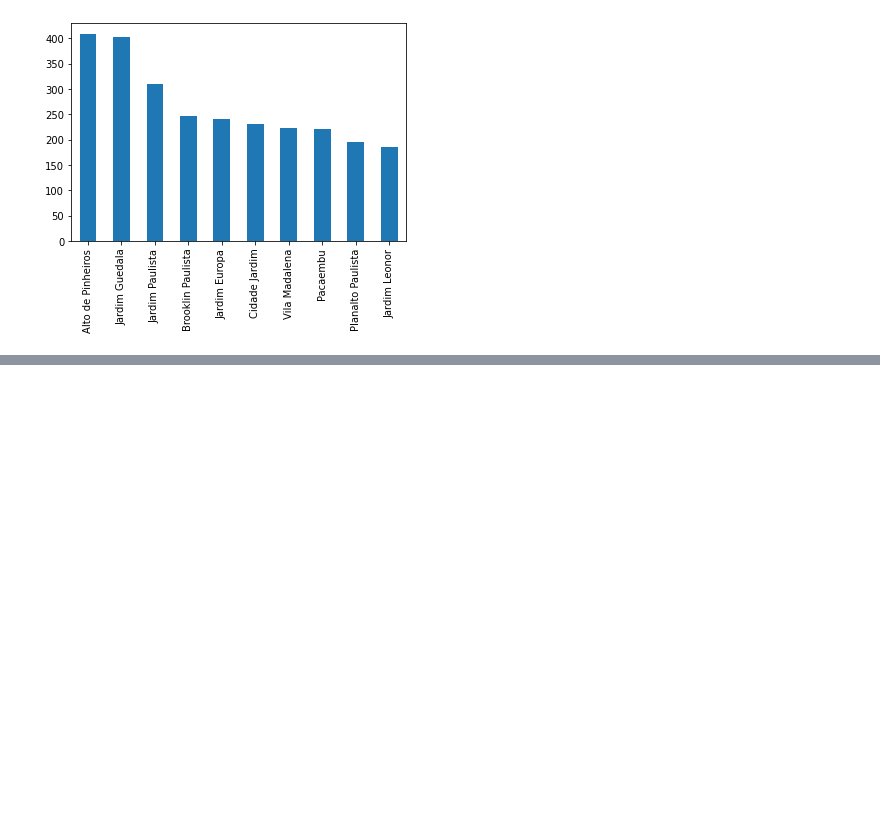
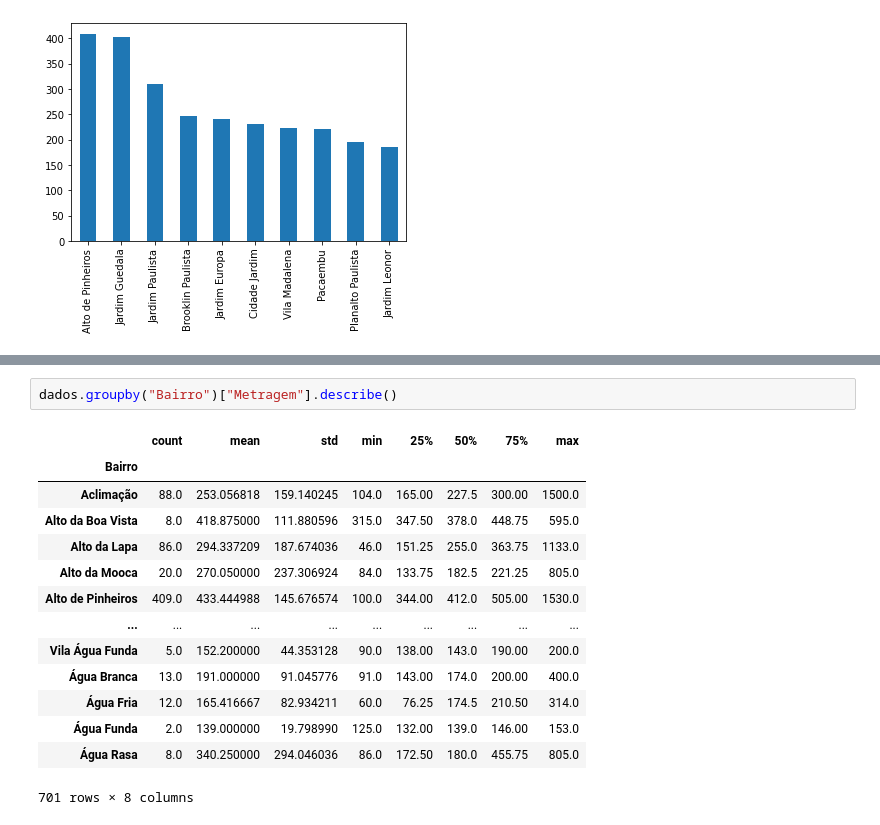
Before and after one commit to crhisangela/primeiro_contato_dados, a Jupyter notebook: firtsClass.ipynb, the cells around one changed output, grey strips where cells are left out. Cells and saved outputs as stored; diff of their text form; blank space fills up the shorter version.

```diff
--- a/firtsClass.ipynb
+++ b/firtsClass.ipynb
@@ -106,0 +124,17 @@ grupo_bairro = dados.groupby("Bairro")["Metragem"].mean()
+# %%
+dados.groupby("Bairro")["Metragem"].describe()
+# %% [output]
+|  | count | mean | std | min | 25% | 50% | 75% | max |
+| Bairro |  |  |  |  |  |  |  |  |
+| Aclimação | 88.0 | 253.056818 | 159.140245 | 104.0 | 165.00 | 227.5 | 300.00 | 1500.0 |
+| Alto da Boa Vista | 8.0 | 418.875000 | 111.880596 | 315.0 | 347.50 | 378.0 | 448.75 | 595.0 |
+| Alto da Lapa | 86.0 | 294.337209 | 187.674036 | 46.0 | 151.25 | 255.0 | 363.75 | 1133.0 |
+| Alto da Mooca | 20.0 | 270.050000 | 237.306924 | 84.0 | 133.75 | 182.5 | 221.25 | 805.0 |
+| Alto de Pinheiros | 409.0 | 433.444988 | 145.676574 | 100.0 | 344.00 | 412.0 | 505.00 | 1530.0 |
+| ... | ... | ... | ... | ... | ... | ... | ... | ... |
+| Vila Água Funda | 5.0 | 152.200000 | 44.353128 | 90.0 | 138.00 | 143.0 | 190.00 | 200.0 |
+| Água Branca | 13.0 | 191.000000 | 91.045776 | 91.0 | 143.00 | 174.0 | 200.00 | 400.0 |
+| Água Fria | 12.0 | 165.416667 | 82.934211 | 60.0 | 76.25 | 174.5 | 210.50 | 314.0 |
+| Água Funda | 2.0 | 139.000000 | 19.798990 | 125.0 | 132.00 | 139.0 | 146.00 | 153.0 |
+| Água Rasa | 8.0 | 340.250000 | 294.046036 | 86.0 | 172.50 | 180.0 | 455.75 | 805.0 |
+701 rows × 8 columns
```
Also changed, not shown: parts of 18 cells of this notebook, 3 other files.
